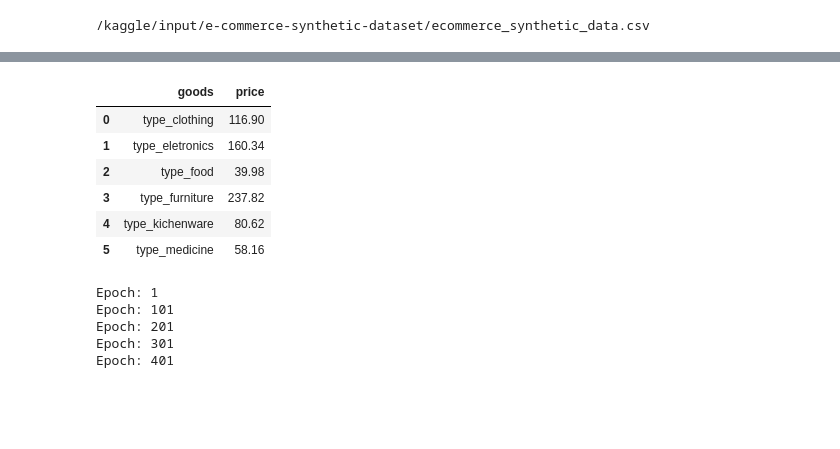
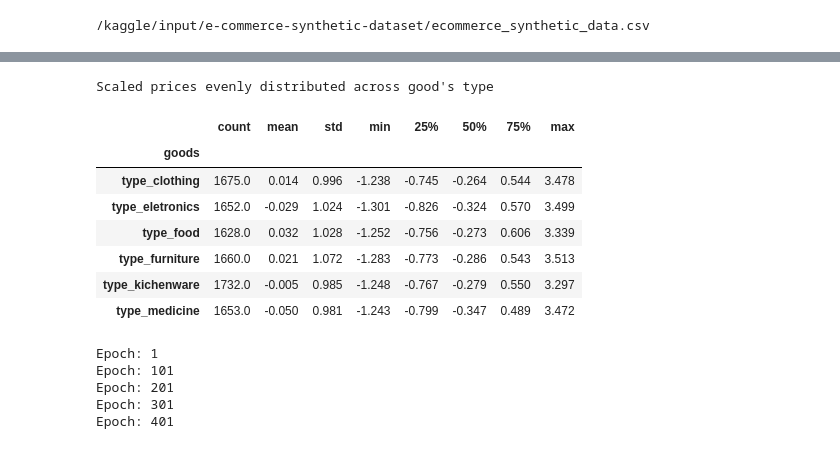
Before and after one commit to Q-shick/ecommerce_price_sensitivity, a Jupyter notebook: conversion-sensitivity-model.ipynb, the cells around one changed output, grey strips where cells are left out. Cells and saved outputs as stored; diff of their text form; code cells hidden in the pictures; blank space fills up the shorter version.

```diff
--- a/conversion-sensitivity-model.ipynb
+++ b/conversion-sensitivity-model.ipynb
@@ -29,3 +30,56 @@ training_data.head()
 | 2 | 0 | 1873.31 | 7.383762 | 5 | 0 | 1 | 0 | ... |
 | 3 | 0 | 592.82 | 72.419637 | 1 | 0 | 0 | 1 | ... |
 | 4 | 0 | 796.50 | 350.501563 | 1 | 1 | 0 | 0 | ... |
+# %%
+# Good's type column from one-hot encoded columns for stratification
+goods_type = pd.from_dummies(
+    training_data[[x for x in training_data.columns if "goods_type" in x]],
+    sep="_",
+)
+
+# Split dataset into train and test
+X_train, X_test, y_train, y_test = train_test_split(
+    training_data[[x for x in training_data.columns if x != "ordered"]],
+    training_data["ordered"],
+    test_size=0.5,
+    random_state=2024,
+    stratify=goods_type,
+)
+
+# Features in training set
+features_train = X_train[[x for x in X_train.columns if x != "price"]]
+features_scaler = StandardScaler().fit(features_train[["past_spending", "quantity"]])
+features_train[["past_spending", "quantity"]] = features_scaler.transform(
+    features_train[["past_spending", "quantity"]]
+)
+
+# Features in testing set
+features_test = X_test[[x for x in X_test.columns if x != "price"]]
+features_test[["past_spending", "quantity"]] = features_scaler.transform(
+    features_test[["past_spending", "quantity"]]
+)
+# %%
+price_with_goods_type = pd.concat([training_data["price"], goods_type], axis=1)
+price_train = price_with_goods_type[price_with_goods_type.index.isin(X_train.index)]
+price_test = price_with_goods_type[price_with_goods_type.index.isin(X_test.index)]
+
+for x in price_with_goods_type["goods"].unique():
+    price_train_scale = price_train.loc[price_train["goods"] == x, "price"].values.reshape(-1,1)
+    price_test_scale = price_test.loc[price_test["goods"] == x, "price"].values.reshape(-1,1)
+    # Scale with training prices
+    price_scaler = StandardScaler().fit(price_train_scale)
+    price_train.loc[price_train["goods"] == x, "price"] = price_scaler.transform(price_train_scale)
+    price_test.loc[price_test["goods"] == x, "price"] = price_scaler.transform(price_test_scale)
+
+print("Scaled prices evenly distributed across good's type")
+price_test.groupby("goods")["price"].describe().round(3)
+# %% [output]
+Scaled prices evenly distributed across good's type
+|  | count | mean | std | min | 25% | 50% | 75% | max |
+| goods |  |  |  |  |  |  |  |  |
+| type_clothing | 1675.0 | 0.014 | 0.996 | -1.238 | -0.745 | -0.264 | 0.544 | 3.478 |
+| type_eletronics | 1652.0 | -0.029 | 1.024 | -1.301 | -0.826 | -0.324 | 0.570 | 3.499 |
+| type_food | 1628.0 | 0.032 | 1.028 | -1.252 | -0.756 | -0.273 | 0.606 | 3.339 |
+| type_furniture | 1660.0 | 0.021 | 1.072 | -1.283 | -0.773 | -0.286 | 0.543 | 3.513 |
+| type_kichenware | 1732.0 | -0.005 | 0.985 | -1.248 | -0.767 | -0.279 | 0.550 | 3.297 |
+| type_medicine | 1653.0 | -0.050 | 0.981 | -1.243 | -0.799 | -0.347 | 0.489 | 3.472 |
@@ -89,25 +181 @@ class WinRateNetwork(nn.Module):
-# %%
-train_features = training_data[[x for x in training_data.columns if x not in ["ordered", "price"]]]
-train_features[["past_spending", "quantity"]] = StandardScaler().fit_transform(train_features[["past_spending", "quantity"]])
-
-price_with_goods_type = pd.concat(
-    [
-        training_data["price"],
-        pd.from_dummies(training_data[[x for x in training_data.columns if "goods_type" in x]], sep="_"),
-    ],
-    axis=1,
-)
-train_prices = price_with_goods_type.groupby("goods")["price"].transform(
-    lambda x: StandardScaler().fit_transform(x.values[:,np.newaxis]).ravel()
-).values.reshape(-1,1)
-
-price_with_goods_type.groupby("goods").mean().reset_index().round(2)
-# %% [output]
-|  | goods | price |
-| 0 | type_clothing | 116.90 |
-| 1 | type_eletronics | 160.34 |
-| 2 | type_food | 39.98 |
-| 3 | type_furniture | 237.82 |
-| 4 | type_kichenware | 80.62 |
-| 5 | type_medicine | 58.16 |
 # %%
```
Also changed, not shown: parts of 10 cells of this notebook.
